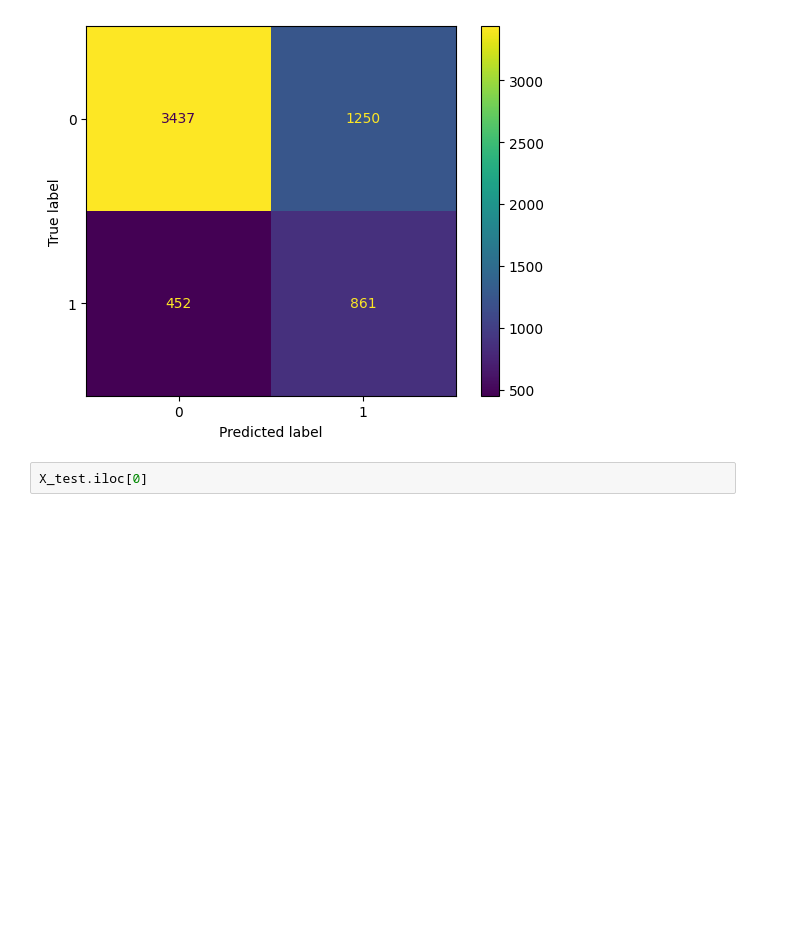
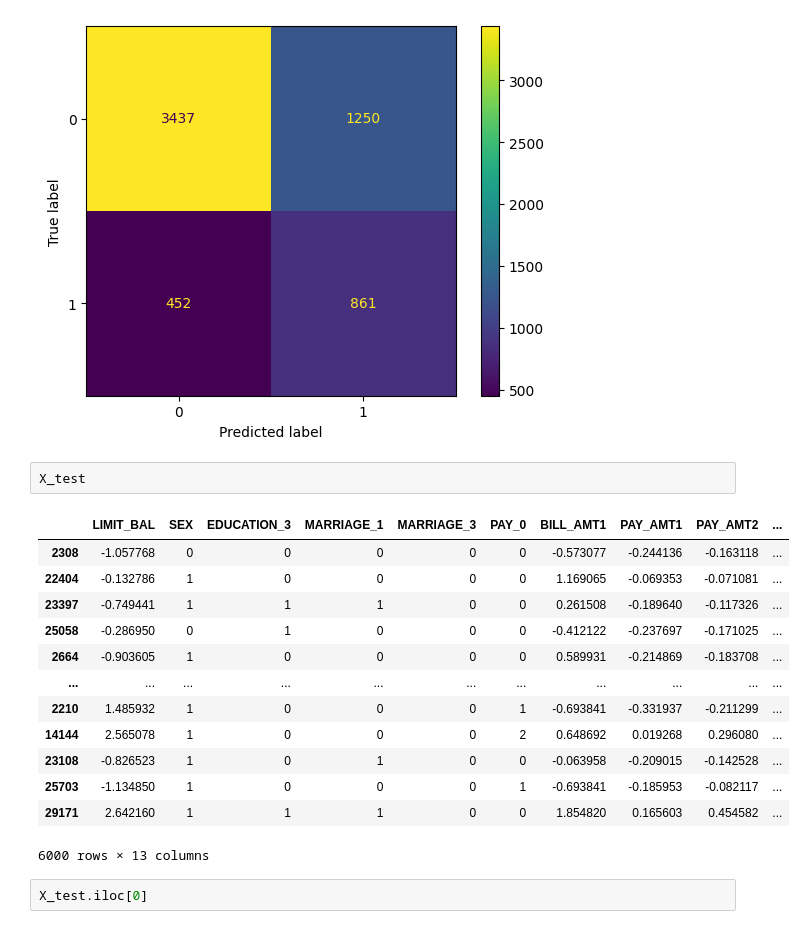
Before and after one commit to thamakornk-ait/BIA_project, a Jupyter notebook: model_with_feature-selection_one-hot/default_credit_card_model_with_downsampling.ipynb, the cells around one changed output. Saved outputs shown, nothing was run; the diff lists cells and outputs as text; blank space fills up the shorter version.

```diff
--- a/model_with_feature-selection_one-hot/default_credit_card_model_with_downsampling.ipynb
+++ b/model_with_feature-selection_one-hot/default_credit_card_model_with_downsampling.ipynb
@@ -596,6 +596,22 @@ cmp.plot()
 weighted avg       0.78      0.72      0.74      6000
 <sklearn.metrics._plot.confusion_matrix.ConfusionMatrixDisplay at 0x...>
 [figure]
+# %%
+X_test
+# %% [output]
+|  | LIMIT_BAL | SEX | EDUCATION_3 | MARRIAGE_1 | MARRIAGE_3 | PAY_0 | BILL_AMT1 | PAY_AMT1 | PAY_AMT2 | ... |
+| 2308 | -1.057768 | 0 | 0 | 0 | 0 | 0 | -0.573077 | -0.244136 | -0.163118 | ... |
+| 22404 | -0.132786 | 1 | 0 | 0 | 0 | 0 | 1.169065 | -0.069353 | -0.071081 | ... |
+| 23397 | -0.749441 | 1 | 1 | 1 | 0 | 0 | 0.261508 | -0.189640 | -0.117326 | ... |
+| 25058 | -0.286950 | 0 | 1 | 0 | 0 | 0 | -0.412122 | -0.237697 | -0.171025 | ... |
+| 2664 | -0.903605 | 1 | 0 | 0 | 0 | 0 | 0.589931 | -0.214869 | -0.183708 | ... |
+| ... | ... | ... | ... | ... | ... | ... | ... | ... | ... | ... |
+| 2210 | 1.485932 | 1 | 0 | 0 | 0 | 1 | -0.693841 | -0.331937 | -0.211299 | ... |
+| 14144 | 2.565078 | 1 | 0 | 0 | 0 | 2 | 0.648692 | 0.019268 | 0.296080 | ... |
+| 23108 | -0.826523 | 1 | 0 | 1 | 0 | 0 | -0.063958 | -0.209015 | -0.142528 | ... |
+| 25703 | -1.134850 | 1 | 0 | 0 | 0 | 1 | -0.693841 | -0.185953 | -0.082117 | ... |
+| 29171 | 2.642160 | 1 | 1 | 1 | 0 | 0 | 1.854820 | 0.165603 | 0.454582 | ... |
+6000 rows × 13 columns
 # %%
 X_test.iloc[0]
 # %% [output]
```
Also changed, not shown: parts of 1 cell of this notebook.
